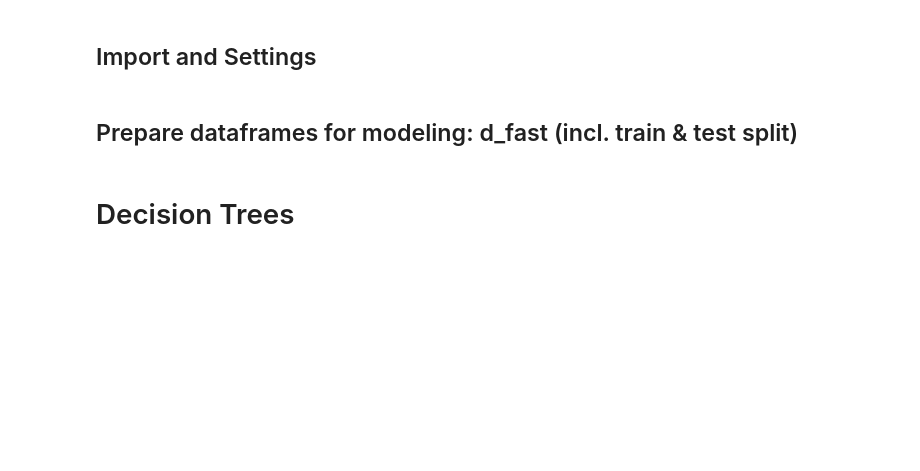
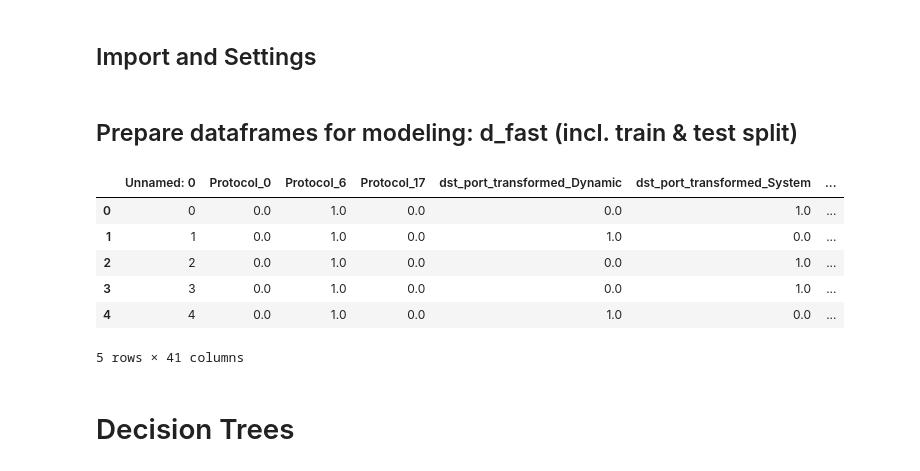
Before and after one commit to Irish-77/ddos-dompteure, a Jupyter notebook: model_trees.ipynb, the cells around one changed output. Cells and saved outputs as stored; diff of their text form; code cells hidden in the pictures; blank space fills up the shorter version.

```diff
--- a/data_modeling_trees.ipynb
+++ b/model_trees.ipynb
@@ -47,7 +47,17 @@ from sklearn.model_selection import RandomizedSearchCV
 # %% [markdown]
 ## Prepare dataframes for modeling: d_fast (incl. train & test split)
 # %%
-df = dd.read_csv('prepared_ds.csv')
+df = dd.read_csv('datasets/prepared_ds.csv')
+# %%
+df.head()
+# %% [output]
+|  | Unnamed: 0 | Protocol_0 | Protocol_6 | Protocol_17 | dst_port_transformed_Dynamic | dst_port_transformed_System | ... |
+| 0 | 0 | 0.0 | 1.0 | 0.0 | 0.0 | 1.0 | ... |
+| 1 | 1 | 0.0 | 1.0 | 0.0 | 1.0 | 0.0 | ... |
+| 2 | 2 | 0.0 | 1.0 | 0.0 | 0.0 | 1.0 | ... |
+| 3 | 3 | 0.0 | 1.0 | 0.0 | 0.0 | 1.0 | ... |
+| 4 | 4 | 0.0 | 1.0 | 0.0 | 1.0 | 0.0 | ... |
+5 rows × 41 columns
 # %%
 df_fast = df.sample(frac=0.01, random_state = 1).compute()
 train, test, train_lbl, test_lbl = train_test_split(df_fast.loc[:, ~df_fast.columns.isin(['Unnamed: 0', "Label"])], df_fast["Label"], test_size=0.2, random_state=1)
```
Also changed, not shown: 6 other files.
